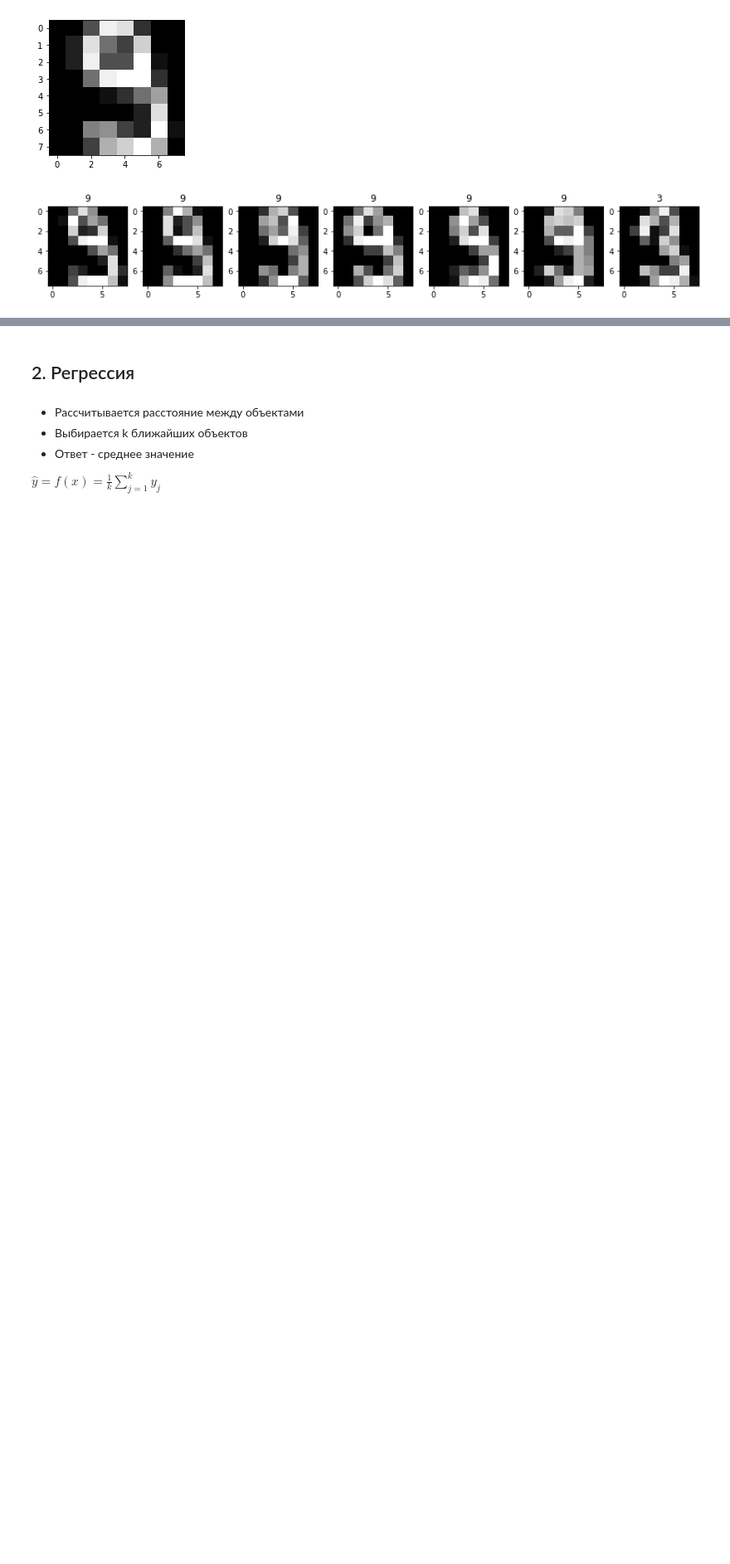
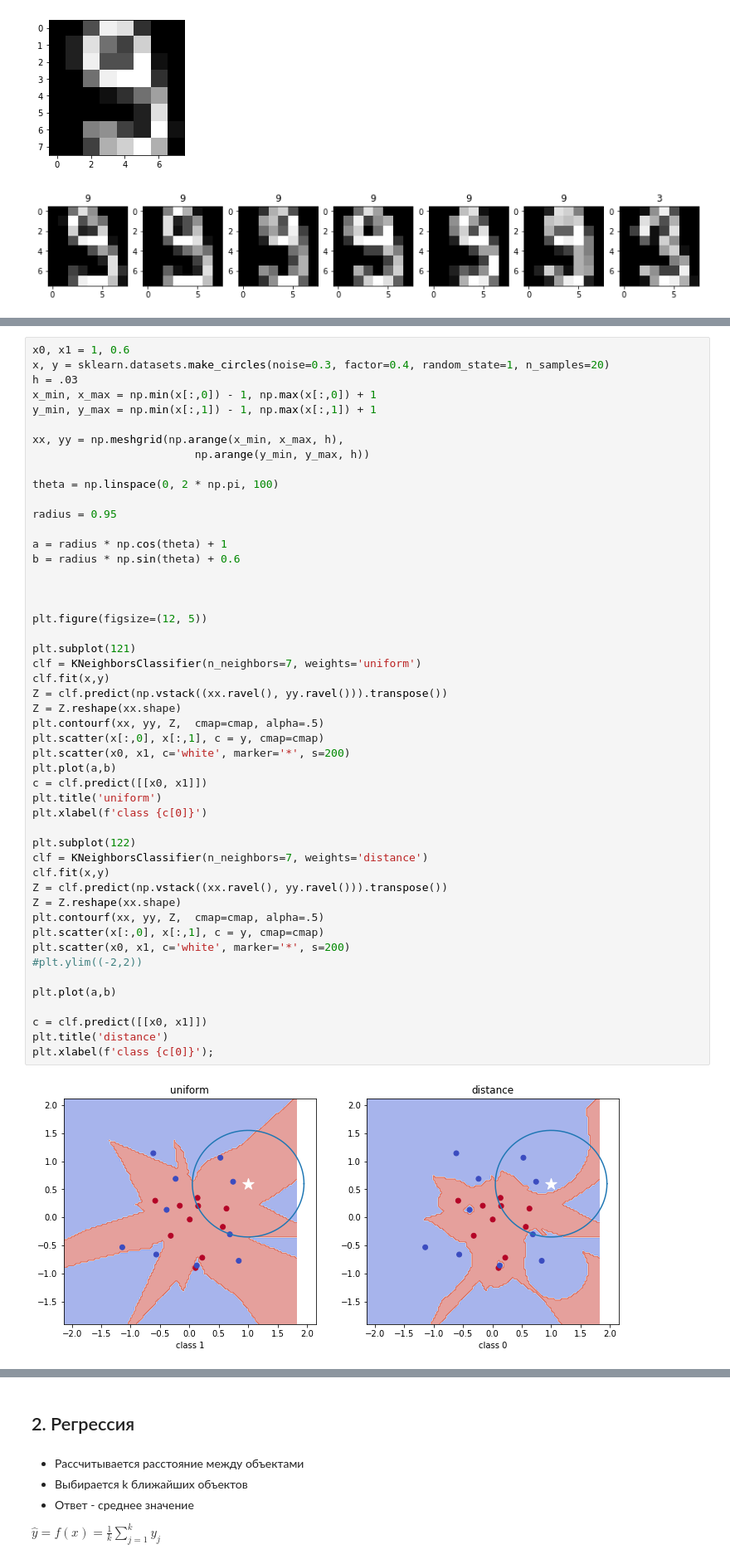
Before and after one commit to julia-komleva/ml_course, a Jupyter notebook: lectures/3_knn/lect_knn.ipynb, the cells around one changed output, grey strips where cells are left out. Shown at 83% size. Drawn from its saved outputs; the diff is of its cells as text; blank space fills up the shorter version.

Commit message:
weighted knn

```diff
--- a/lectures/3_knn/lect_knn.ipynb
+++ b/lectures/3_knn/lect_knn.ipynb
@@ -354,0 +462,51 @@ plt.legend();
+# %%
+x0, x1 = 1, 0.6
+x, y = sklearn.datasets.make_circles(noise=0.3, factor=0.4, random_state=1, n_samples=20)
+h = .03
+x_min, x_max = np.min(x[:,0]) - 1, np.max(x[:,0]) + 1
+y_min, y_max = np.min(x[:,1]) - 1, np.max(x[:,1]) + 1
+
+xx, yy = np.meshgrid(np.arange(x_min, x_max, h),
+                         np.arange(y_min, y_max, h))
+
+theta = np.linspace(0, 2 * np.pi, 100)
+
+radius = 0.95
+
+a = radius * np.cos(theta) + 1
+b = radius * np.sin(theta) + 0.6
+
+
+
+plt.figure(figsize=(12, 5))
+
+plt.subplot(121)
+clf = KNeighborsClassifier(n_neighbors=7, weights='uniform')
+clf.fit(x,y)
+Z = clf.predict(np.vstack((xx.ravel(), yy.ravel())).transpose())
+Z = Z.reshape(xx.shape)
+plt.contourf(xx, yy, Z,  cmap=cmap, alpha=.5)
+plt.scatter(x[:,0], x[:,1], c = y, cmap=cmap)
+plt.scatter(x0, x1, c='white', marker='*', s=200)
+plt.plot(a,b)
+c = clf.predict([[x0, x1]])
+plt.title('uniform')
+plt.xlabel(f'class {c[0]}')
+
+plt.subplot(122)
+clf = KNeighborsClassifier(n_neighbors=7, weights='distance')
+clf.fit(x,y)
+Z = clf.predict(np.vstack((xx.ravel(), yy.ravel())).transpose())
+Z = Z.reshape(xx.shape)
+plt.contourf(xx, yy, Z,  cmap=cmap, alpha=.5)
+plt.scatter(x[:,0], x[:,1], c = y, cmap=cmap)
+plt.scatter(x0, x1, c='white', marker='*', s=200)
+#plt.ylim((-2,2))
+
+plt.plot(a,b)
+
+c = clf.predict([[x0, x1]])
+plt.title('distance')
+plt.xlabel(f'class {c[0]}');
+# %% [output]
+[figure, added]
```
Also changed, not shown: parts of 36 cells of this notebook.
